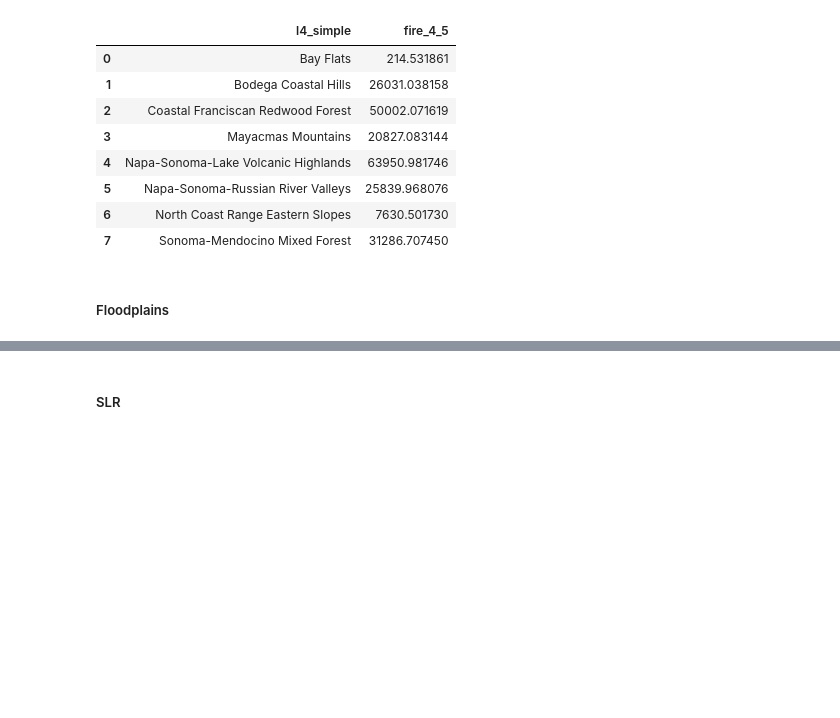
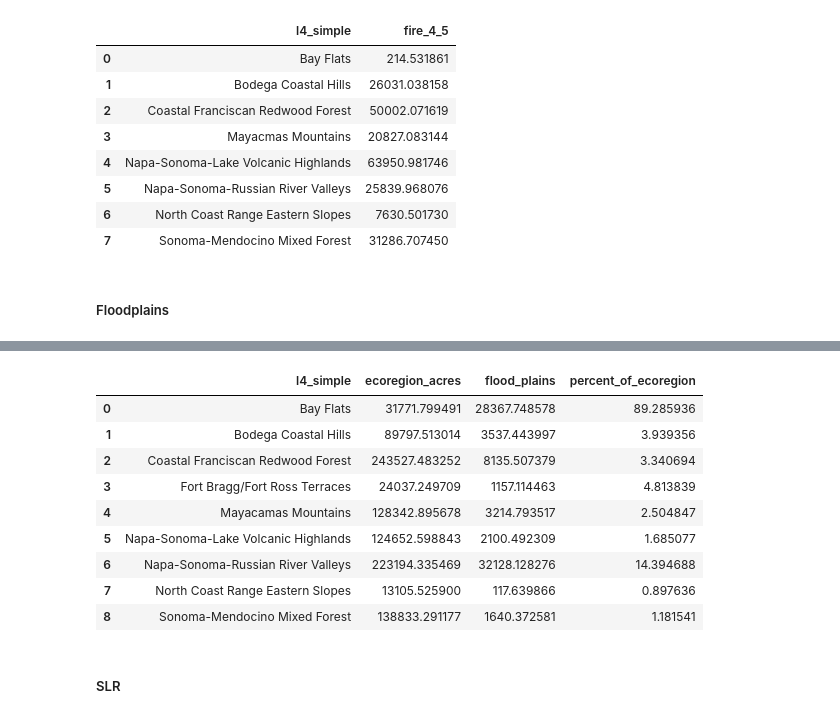
Before and after one commit to acmarley-erg/soco_resilience, a Jupyter notebook: py/zone_stats.ipynb, the cells around one changed output, grey strips where cells are left out. Saved outputs shown, nothing was run; the diff lists cells and outputs as text; code cells hidden in the pictures; blank space fills up the shorter version.

```diff
--- a/py/zone_stats.ipynb
+++ b/py/zone_stats.ipynb
@@ -171,3 +181,16 @@ zones_fp.head()
+# %%
+zones_fp
+# %% [output]
+|  | l4_simple | ecoregion_acres | flood_plains | percent_of_ecoregion |
+| 0 | Bay Flats | 31771.799491 | 28367.748578 | 89.285936 |
+| 1 | Bodega Coastal Hills | 89797.513014 | 3537.443997 | 3.939356 |
+| 2 | Coastal Franciscan Redwood Forest | 243527.483252 | 8135.507379 | 3.340694 |
+| 3 | Fort Bragg/Fort Ross Terraces | 24037.249709 | 1157.114463 | 4.813839 |
+| 4 | Mayacamas Mountains | 128342.895678 | 3214.793517 | 2.504847 |
+| 5 | Napa-Sonoma-Lake Volcanic Highlands | 124652.598843 | 2100.492309 | 1.685077 |
+| 6 | Napa-Sonoma-Russian River Valleys | 223194.335469 | 32128.128276 | 14.394688 |
+| 7 | North Coast Range Eastern Slopes | 13105.525900 | 117.639866 | 0.897636 |
+| 8 | Sonoma-Mendocino Mixed Forest | 138833.291177 | 1640.372581 | 1.181541 |
 # %% [markdown]
 ##### SLR
 # %%
```
Also changed, not shown: parts of 3 cells of this notebook.
